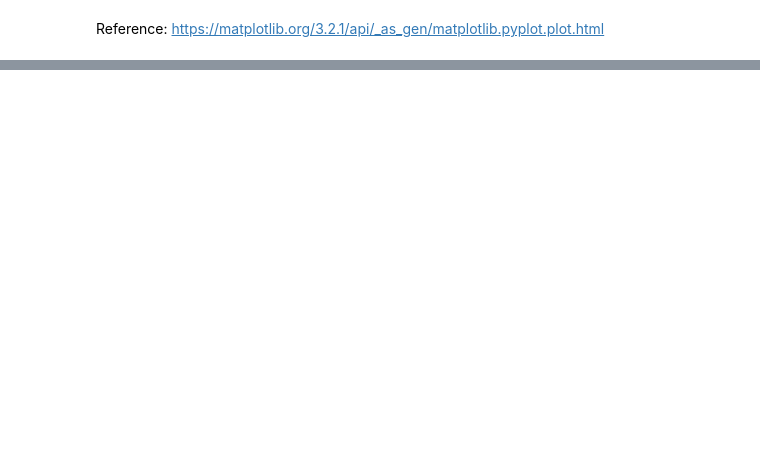
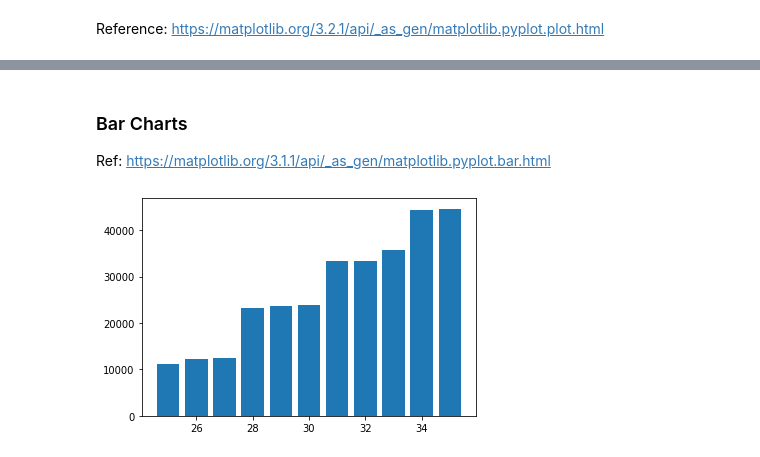
Before and after one commit to DONTSAYCANT/EDA_modules, a Jupyter notebook: Matplotlib.ipynb, the cells around one changed output, grey strips where cells are left out. Cells and saved outputs as stored; diff of their text form; code cells hidden in the pictures; blank space fills up the shorter version.

```diff
--- a/Matplotlib.ipynb
+++ b/Matplotlib.ipynb
@@ -164,0 +179,16 @@ Reference: https://matplotlib.org/3.2.1/api/_as_gen/matplotlib.pyplot.plot.html
+# %% [markdown]
+### Bar Charts
+
+Ref: https://matplotlib.org/3.1.1/api/_as_gen/matplotlib.pyplot.bar.html
+# %%
+#Basic Bar chart
+
+age = [25,26,27,28,29,30,31,32,33,34,35]
+sal_all = [11125, 12326,12527,23328,23629,23930,33331,33432,35633,44434,44635]
+sal_python = [22125, 23326,24527,34328,34629,34930,44331,44432,46633,55434,55635]
+
+plt.bar(age, sal_all)
+
+plt.show()
+# %% [output]
+[figure, added]
```
Also changed, not shown: parts of 40 cells of this notebook.
